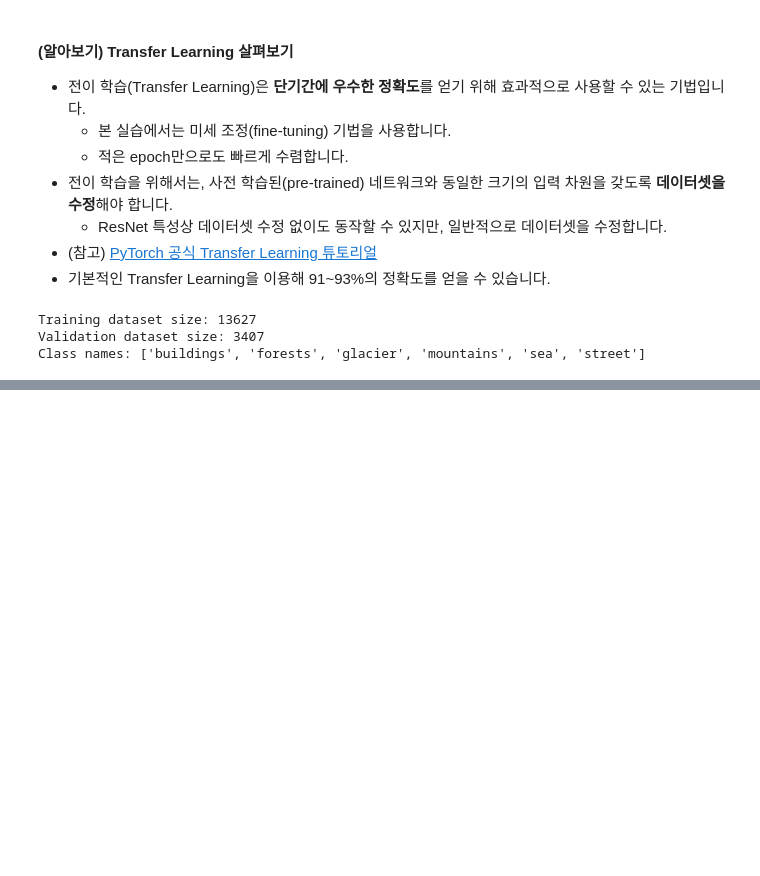
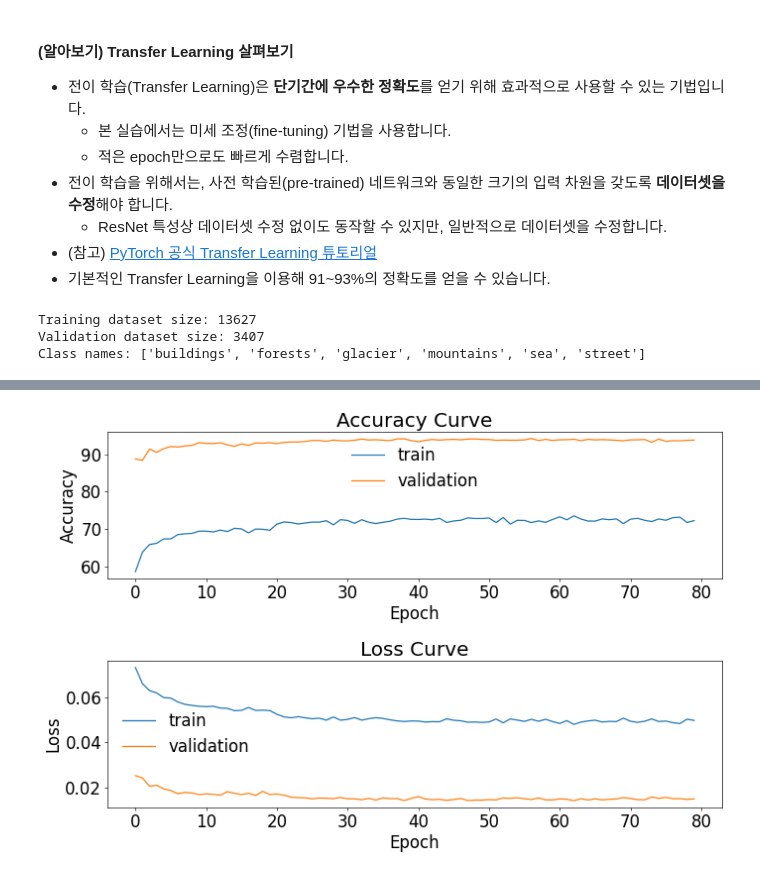
Before and after one commit to JiwooKimm/CNUSW22_Project01_ImageClassifier, a Jupyter notebook: 02_ImageClassifier_based_on_CNN/02_Scene_Classification_CNN.ipynb, the cells around one changed output, grey strips where cells are left out. Saved outputs shown, nothing was run; the diff lists cells and outputs as text; code cells hidden in the pictures; blank space fills up the shorter version.

```diff
--- a/02_ImageClassifier_based_on_CNN/02_Scene_Classification_CNN.ipynb
+++ b/02_ImageClassifier_based_on_CNN/02_Scene_Classification_CNN.ipynb
@@ -2005,0 +2101,9 @@ def adjust_learning_rate(optimizer, epoch):
+# %%
+def adjust_learning_rate(optimizer, epoch):
+    lr = learning_rate
+    if epoch >= 20:
+        lr /= 8
+    if epoch >= 40:
+        lr /= 8
+    for param_group in optimizer.param_groups:
+        param_group['lr'] = lr
@@ -2005,0 +2236,25 @@ def adjust_learning_rate(optimizer, epoch):
+# %%
+# 정확도(accuracy) 커브 시각화 비교
+plt.figure(figsize=(12,8))
+plt.subplot(211)
+plt.plot([i for i in range(epoch)], [i[0] for i in train_result])
+plt.plot([i for i in range(epoch)], [i[0] for i in val_result])
+plt.title("Accuracy Curve")
+plt.xlabel("Epoch")
+plt.ylabel("Accuracy")
+plt.legend(["train", "validation"], frameon= False)
+
+# 손실(loss) 커브 시각화
+plt.subplot(212)
+plt.plot([i for i in range(epoch)], [i[1] for i in train_result])
+plt.plot([i for i in range(epoch)], [i[1] for i in val_result])
+plt.title("Loss Curve")
+plt.xlabel("Epoch")
+plt.ylabel("Loss")
+plt.legend(["train", "validation"], frameon= False)
+
+plt.tight_layout()
+plt.savefig(f"/CNN_ResNet50SORT_-_{epoch}-{learning_rate}.png")
+plt.show()
+# %% [output]
+[figure, added]
```
Also changed, not shown: parts of 19 cells of this notebook.
